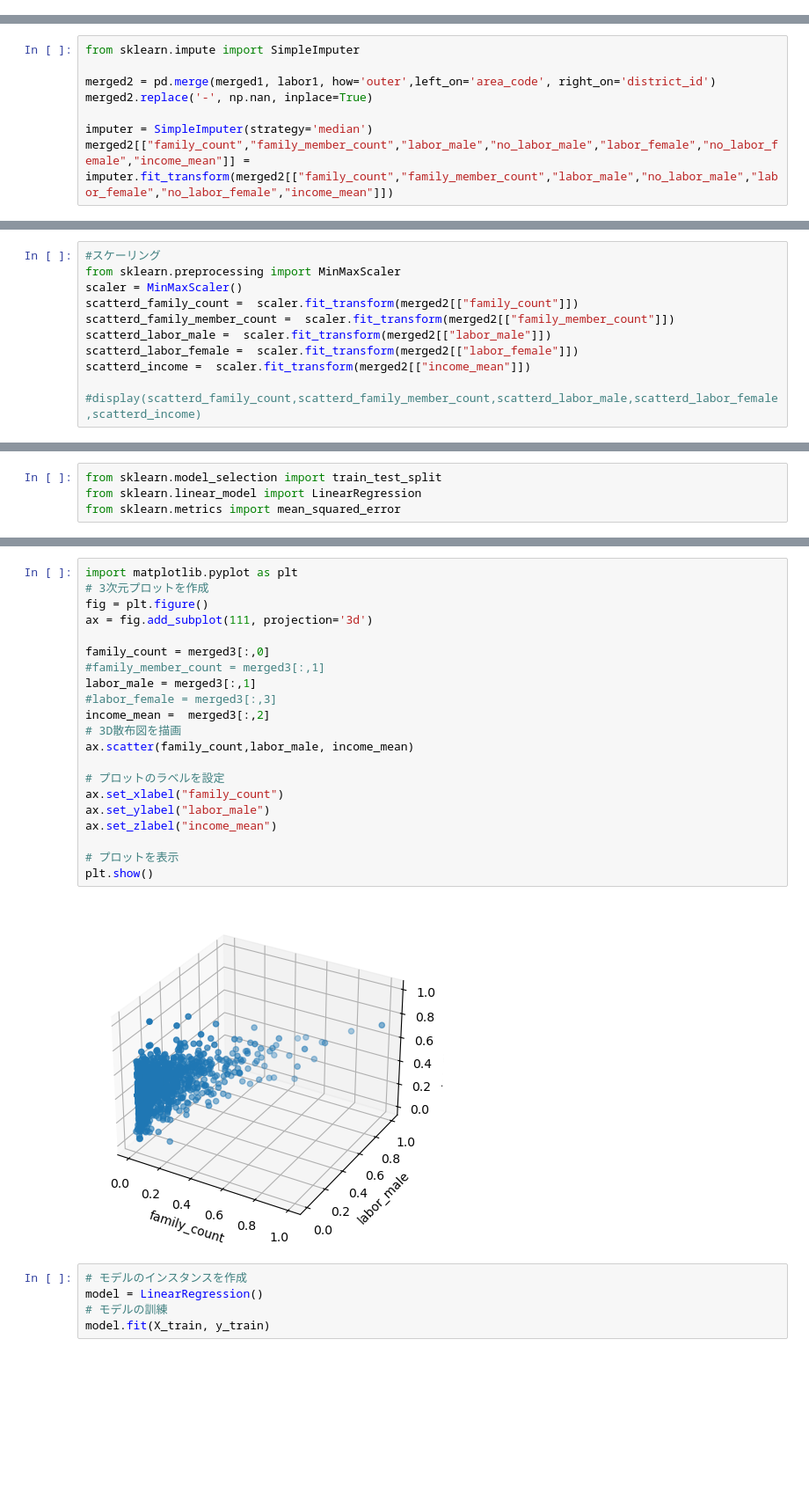
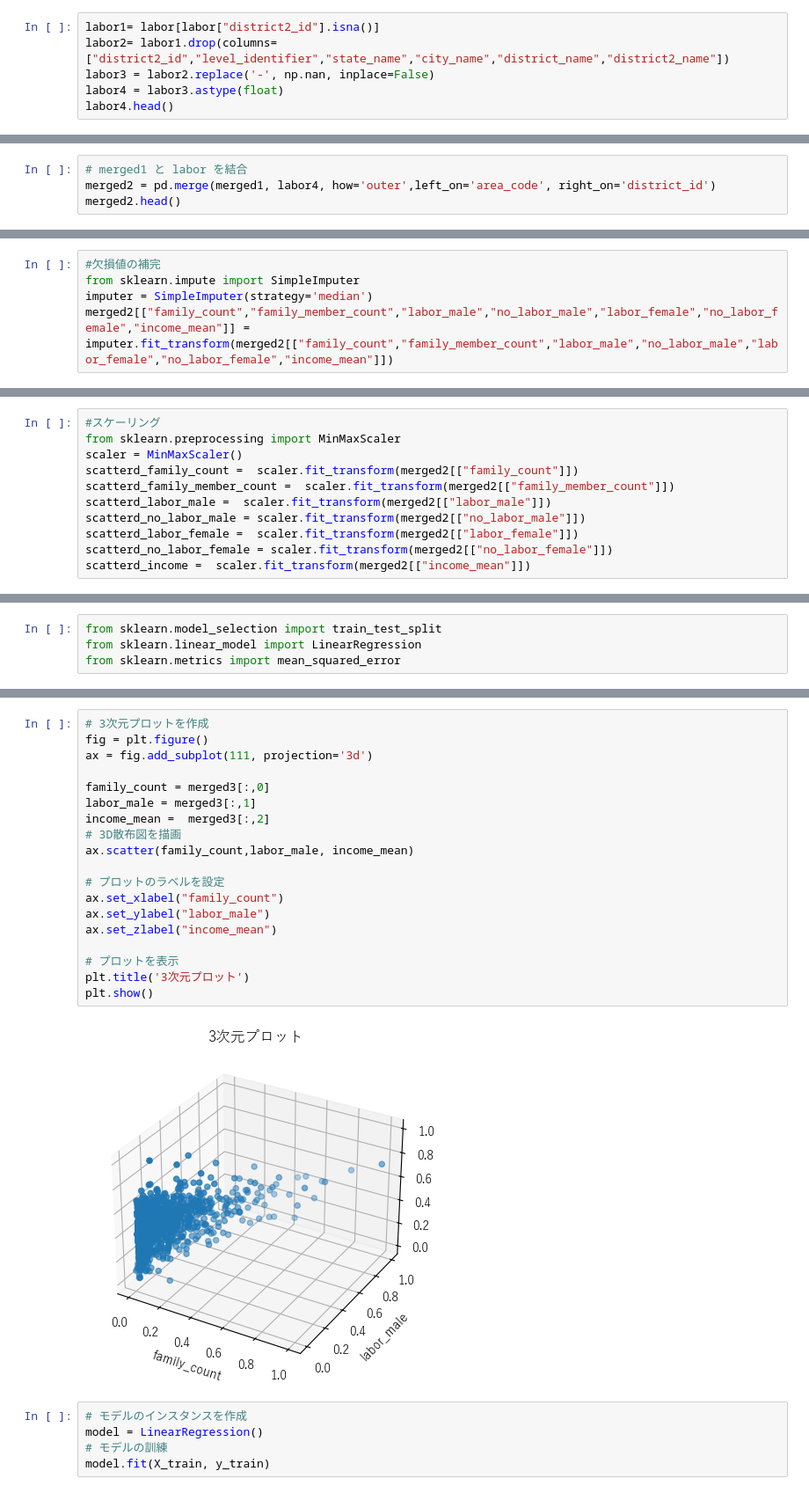
Before and after one commit to lvzeyu/chss_2024_assignment, a Jupyter notebook: 最終課題/income_predicion_YuyaTano.ipynb, the cells around one changed output, grey strips where cells are left out. Shown at 88% size. Cells and saved outputs as stored; diff of their text form; blank space fills up the shorter version.

```diff
--- a/最終課題/income_predicion_YuyaTano.ipynb
+++ b/最終課題/income_predicion_YuyaTano.ipynb
@@ -47,0 +47,6 @@ sns.histplot(
+# %%
+labor1= labor[labor["district2_id"].isna()]
+labor2= labor1.drop(columns=["district2_id","level_identifier","state_name","city_name","district_name","district2_name"])
+labor3 = labor2.replace('-', np.nan, inplace=False)
+labor4 = labor3.astype(float)
+labor4.head()
@@ -134,3 +103,7 @@ merged1.head()
 | 2 | 23237.0 | 487.507769 | 23237.0 | 33190.0 | 86898.0 |
 | 3 | 18208.0 | 505.495103 | 18208.0 | 9697.0 | 28729.0 |
 | 4 | 12238.0 | 385.423846 | 12238.0 | 14849.0 | 38594.0 |
+# %%
+# merged1 と labor を結合
+merged2 = pd.merge(merged1, labor4, how='outer',left_on='area_code', right_on='district_id')
+merged2.head()
@@ -137,8 +117,5 @@ merged1.head()
 # %%
+#欠損値の補完
 from sklearn.impute import SimpleImputer
-
-merged2 = pd.merge(merged1, labor1, how='outer',left_on='area_code', right_on='district_id')
-merged2.replace('-', np.nan, inplace=True)
-
 imputer = SimpleImputer(strategy='median')
 merged2[["family_count","family_member_count","labor_male","no_labor_male","labor_female","no_labor_female","income_mean"]] = imputer.fit_transform(merged2[["family_count","family_member_count","labor_male","no_labor_male","labor_female","no_labor_female","income_mean"]])
@@ -158,8 +126,8 @@ scaler = MinMaxScaler()
 scatterd_family_count =  scaler.fit_transform(merged2[["family_count"]])
 scatterd_family_member_count =  scaler.fit_transform(merged2[["family_member_count"]])
 scatterd_labor_male =  scaler.fit_transform(merged2[["labor_male"]])
+scatterd_no_labor_male = scaler.fit_transform(merged2[["no_labor_male"]])
 scatterd_labor_female =  scaler.fit_transform(merged2[["labor_female"]])
+scatterd_no_labor_female = scaler.fit_transform(merged2[["no_labor_female"]])
 scatterd_income =  scaler.fit_transform(merged2[["income_mean"]])
-
-#display(scatterd_family_count,scatterd_family_member_count,scatterd_labor_male,scatterd_labor_female,scatterd_income)
 # %%
@@ -190,26 +159,24 @@ X_train, X_test, y_train, y_test = train_test_split(X, y, test_size=0.2, random_
 # %%
-import matplotlib.pyplot as plt
 # 3次元プロットを作成
 fig = plt.figure()
 ax = fig.add_subplot(111, projection='3d')
 
 family_count = merged3[:,0]
-#family_member_count = merged3[:,1]
 labor_male = merged3[:,1]
-#labor_female = merged3[:,3]
 income_mean =  merged3[:,2]
 # 3D散布図を描画
 ax.scatter(family_count,labor_male, income_mean)
 
 # プロットのラベルを設定
 ax.set_xlabel("family_count")
 ax.set_ylabel("labor_male")
 ax.set_zlabel("income_mean")
 
 # プロットを表示
+plt.title('3次元プロット')
 plt.show()
 # %% [output]
-[figure, old version]
+[figure, new version]
 # %%
 # モデルのインスタンスを作成
 model = LinearRegression()
```
Also changed, not shown: parts of 40 cells of this notebook.
